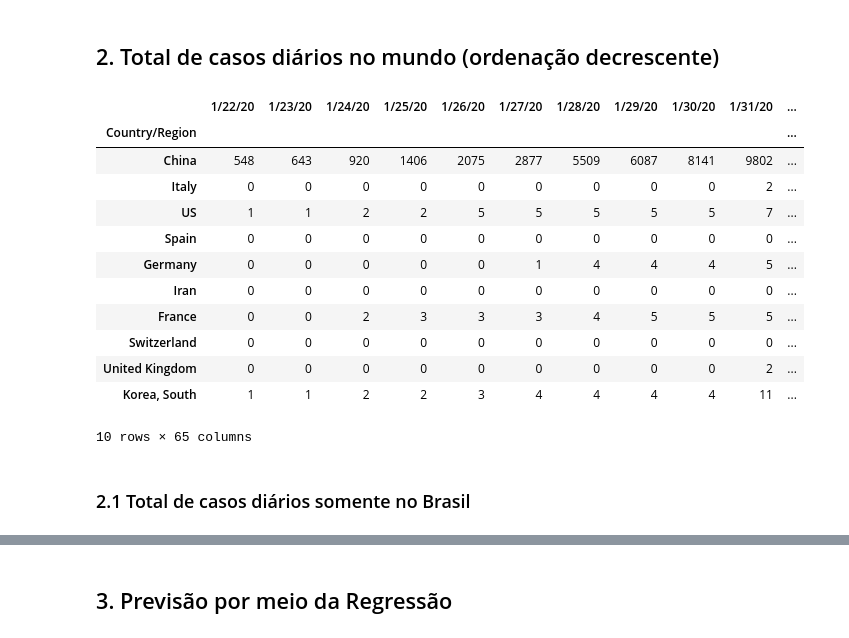
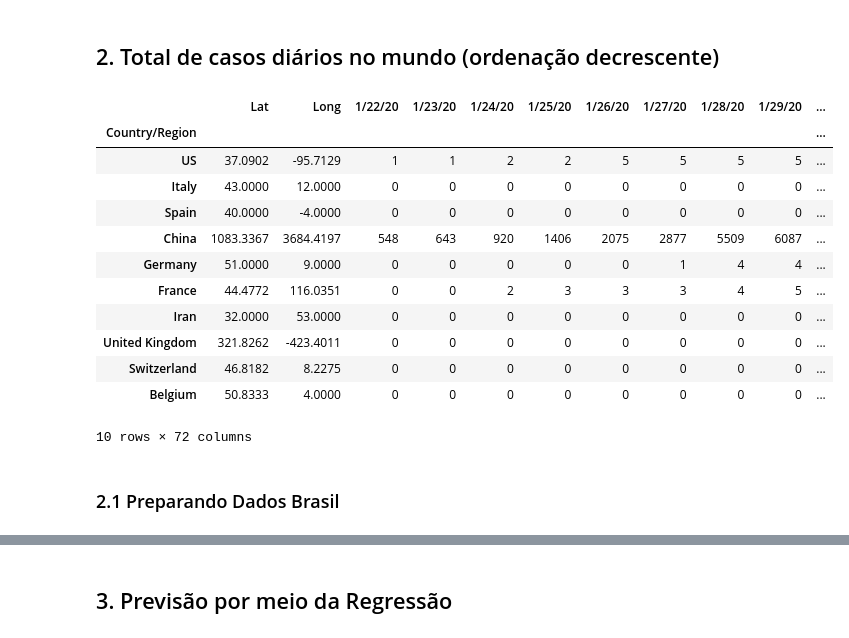
Before and after one commit to thiagoalz/Covid-19_BR_SIR, a Jupyter notebook: CorongaSIR.ipynb, the cells around one changed output, grey strips where cells are left out. Saved outputs shown, nothing was run; the diff lists cells and outputs as text; code cells hidden in the pictures.

```diff
--- a/CorongaSIR.ipynb
+++ b/CorongaSIR.ipynb
@@ -10,20 +10,26 @@ Fonte dos dados: https://github.com/CSSEGISandData/COVID-19
 ## 1. Base de Dados Original
 # %%
 import urllib.request
-
 import pandas as pd
 import numpy as np
-
 %matplotlib inline
 import matplotlib.pyplot as plt
 import matplotlib.patches as mpatches
 plt.style.use('seaborn-whitegrid')
+import ssl
 
-url = 'https://raw.githubusercontent.com/CSSEGISandData/COVID-19/master/csse_covid_19_data/csse_covid_19_time_series/time_series_covid19_confirmed_global.csv'
+ssl._create_default_https_context = ssl._create_unverified_context
 
-df = pd.read_csv(url, error_bad_lines=False)
-#df = pd.read_csv('time_series_covid19_confirmed_global.csv')
-df.head(10)
+urlConfirmed = 'https://raw.githubusercontent.com/CSSEGISandData/COVID-19/master/csse_covid_19_data/csse_covid_19_time_series/time_series_covid19_confirmed_global.csv'
+urlDead = 'https://raw.githubusercontent.com/CSSEGISandData/COVID-19/master/csse_covid_19_data/csse_covid_19_time_series/time_series_covid19_deaths_global.csv'
+urlRecovered = 'https://raw.githubusercontent.com/CSSEGISandData/COVID-19/master/csse_covid_19_data/csse_covid_19_time_series/time_series_covid19_recovered_global.csv'
+
+dfConfirmed = pd.read_csv(urlConfirmed, error_bad_lines=False)
+dfDead = pd.read_csv(urlDead, error_bad_lines=False)
+dfRecovered = pd.read_csv(urlRecovered, error_bad_lines=False)
+#dfConfirmed = pd.read_csv('time_series_covid19_confirmed_global.csv')
+
+dfConfirmed.head(10)
 # %% [output]
 |  | Province/State | Country/Region | Lat | Long | 1/22/20 | 1/23/20 | 1/24/20 | 1/25/20 | 1/26/20 | ... |
 | 0 | NaN | Afghanistan | 33.0000 | 65.0000 | 0 | 0 | 0 | 0 | 0 | ... |
@@ -45,27 +51,27 @@ def getSortedGroupByCountryDataframe(df):
     sortedConfirmedCasesGroupedDf = confirmedCasesGroupedDf.sort_values(by=['Confirmed Cases'], ascending = False)
     return sortedConfirmedCasesGroupedDf
 # %%
-confirmedCasesDf = df.copy()
+confirmedCasesDf = dfConfirmed.copy()
 column_list = list(confirmedCasesDf)
 column_last_day = column_list[-1:]
-confirmedCasesDf = confirmedCasesDf.drop(['Province/State', 'Lat', 'Long'], axis=1)
+onfirmedCasesDf = confirmedCasesDf.drop(['Province/State', 'Lat', 'Long'], axis=1)
 confirmedCasesDf["Confirmed Cases"] = confirmedCasesDf[column_last_day].astype('int32')
 
 sortedConfirmedCasesGroupedDf = getSortedGroupByCountryDataframe(confirmedCasesDf)
 sortedConfirmedCasesGroupedDf.head(10)
 # %% [output]
-|  | 1/22/20 | 1/23/20 | 1/24/20 | 1/25/20 | 1/26/20 | 1/27/20 | 1/28/20 | 1/29/20 | 1/30/20 | 1/31/20 | ... |
+|  | Lat | Long | 1/22/20 | 1/23/20 | 1/24/20 | 1/25/20 | 1/26/20 | 1/27/20 | 1/28/20 | 1/29/20 | ... |
 | Country/Region |  |  |  |  |  |  |  |  |  |  | ... |
-| China | 548 | 643 | 920 | 1406 | 2075 | 2877 | 5509 | 6087 | 8141 | 9802 | ... |
-| Italy | 0 | 0 | 0 | 0 | 0 | 0 | 0 | 0 | 0 | 2 | ... |
-| US | 1 | 1 | 2 | 2 | 5 | 5 | 5 | 5 | 5 | 7 | ... |
-| Spain | 0 | 0 | 0 | 0 | 0 | 0 | 0 | 0 | 0 | 0 | ... |
-| Germany | 0 | 0 | 0 | 0 | 0 | 1 | 4 | 4 | 4 | 5 | ... |
-| Iran | 0 | 0 | 0 | 0 | 0 | 0 | 0 | 0 | 0 | 0 | ... |
-| France | 0 | 0 | 2 | 3 | 3 | 3 | 4 | 5 | 5 | 5 | ... |
-| Switzerland | 0 | 0 | 0 | 0 | 0 | 0 | 0 | 0 | 0 | 0 | ... |
-| United Kingdom | 0 | 0 | 0 | 0 | 0 | 0 | 0 | 0 | 0 | 2 | ... |
-| Korea, South | 1 | 1 | 2 | 2 | 3 | 4 | 4 | 4 | 4 | 11 | ... |
+| US | 37.0902 | -95.7129 | 1 | 1 | 2 | 2 | 5 | 5 | 5 | 5 | ... |
+| Italy | 43.0000 | 12.0000 | 0 | 0 | 0 | 0 | 0 | 0 | 0 | 0 | ... |
+| Spain | 40.0000 | -4.0000 | 0 | 0 | 0 | 0 | 0 | 0 | 0 | 0 | ... |
+| China | 1083.3367 | 3684.4197 | 548 | 643 | 920 | 1406 | 2075 | 2877 | 5509 | 6087 | ... |
+| Germany | 51.0000 | 9.0000 | 0 | 0 | 0 | 0 | 0 | 1 | 4 | 4 | ... |
+| France | 44.4772 | 116.0351 | 0 | 0 | 2 | 3 | 3 | 3 | 4 | 5 | ... |
+| Iran | 32.0000 | 53.0000 | 0 | 0 | 0 | 0 | 0 | 0 | 0 | 0 | ... |
+| United Kingdom | 321.8262 | -423.4011 | 0 | 0 | 0 | 0 | 0 | 0 | 0 | 0 | ... |
+| Switzerland | 46.8182 | 8.2275 | 0 | 0 | 0 | 0 | 0 | 0 | 0 | 0 | ... |
+| Belgium | 50.8333 | 4.0000 | 0 | 0 | 0 | 0 | 0 | 0 | 0 | 0 | ... |
-10 rows × 65 columns
+10 rows × 72 columns
 # %% [markdown]
-### 2.1 Total de casos diários somente no Brasil
+### 2.1 Preparando Dados Brasil
```
Also changed, not shown: parts of 15 cells of this notebook, 3 other files.
